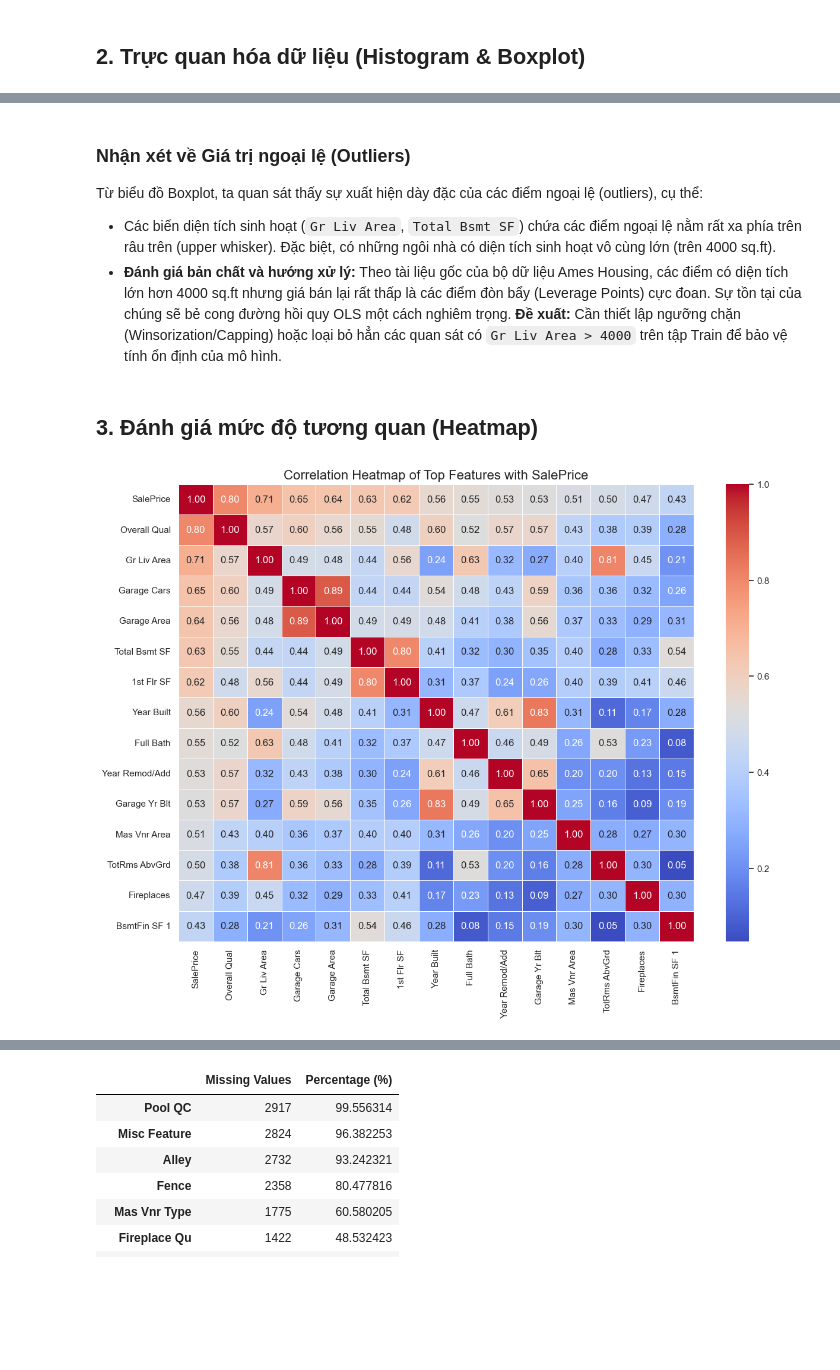
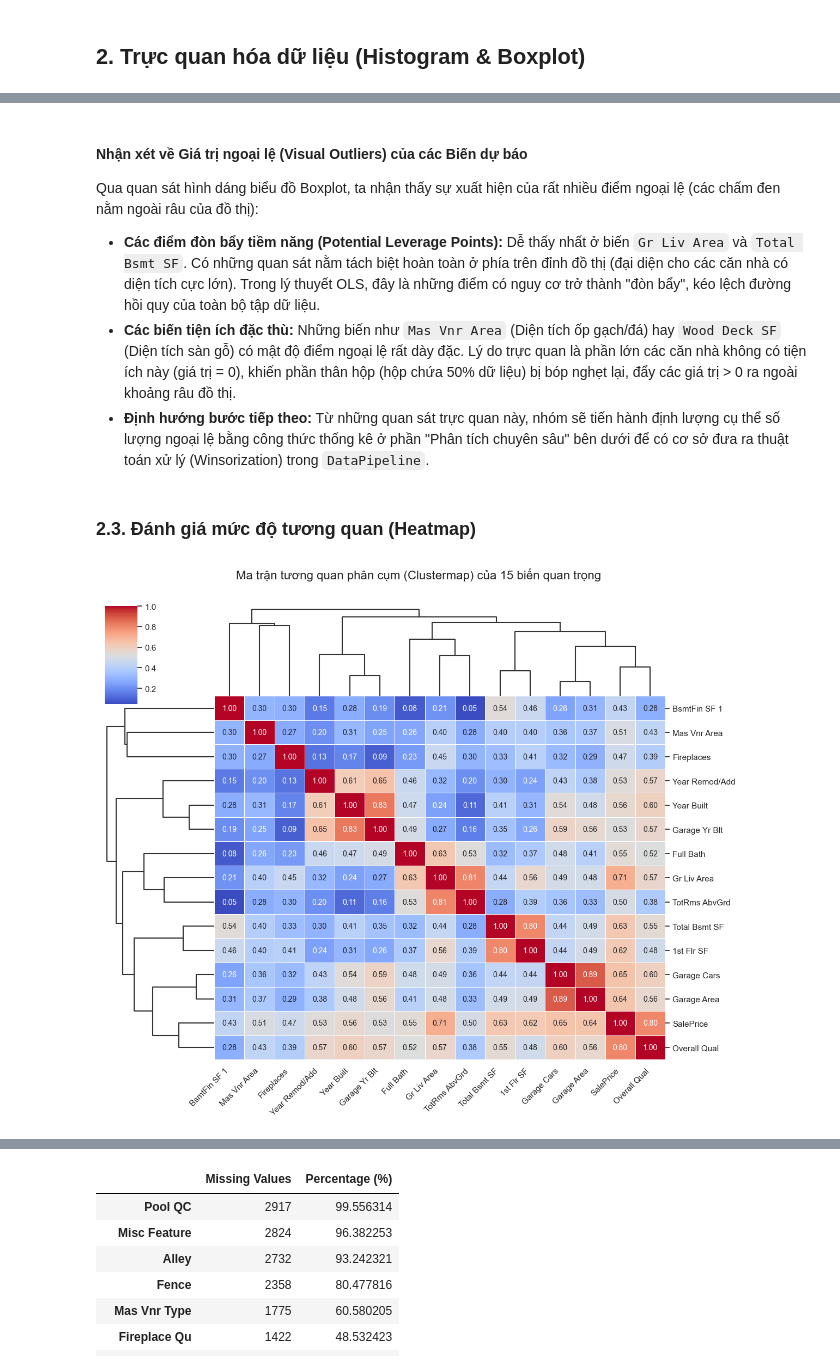
Before and after one commit to BB1311/Data-Fitting-And-OLS-Method, a Jupyter notebook: part2/part2_notebook.ipynb, the cells around one changed output, grey strips where cells are left out. Saved outputs shown, nothing was run; the diff lists cells and outputs as text; code cells hidden in the pictures; blank space fills up the shorter version.

Commit message:
feat(eda): hoàn thiện quy trình xử lý dữ liệu và phân tích tương quan

```diff
--- a/part2/part2_notebook.ipynb
+++ b/part2/part2_notebook.ipynb
@@ -83,16 +144,33 @@ Dựa vào biểu đồ Histogram, ta rút ra một số đặc điểm quan tr
 # %% [markdown]
-### Nhận xét về Giá trị ngoại lệ (Outliers)
-Từ biểu đồ Boxplot, ta quan sát thấy sự xuất hiện dày đặc của các điểm ngoại lệ (outliers), cụ thể:
-* Các biến diện tích sinh hoạt (`Gr Liv Area`, `Total Bsmt SF`) chứa các điểm ngoại lệ nằm rất xa phía trên râu trên (upper whisker). Đặc biệt, có những ngôi nhà có diện tích sinh hoạt vô cùng lớn (trên 4000 sq.ft).
-* **Đánh giá bản chất và hướng xử lý:** Theo tài liệu gốc của bộ dữ liệu Ames Housing, các điểm có diện tích lớn hơn 4000 sq.ft nhưng giá bán lại rất thấp là các điểm đòn bẩy (Leverage Points) cực đoan. Sự tồn tại của chúng sẽ bẻ cong đường hồi quy OLS một cách nghiêm trọng. **Đề xuất:** Cần thiết lập ngưỡng chặn (Winsorization/Capping) hoặc loại bỏ hẳn các quan sát có `Gr Liv Area > 4000` trên tập Train để bảo vệ tính ổn định của mô hình.
+#### Nhận xét về Giá trị ngoại lệ (Visual Outliers) của các Biến dự báo
+Qua quan sát hình dáng biểu đồ Boxplot, ta nhận thấy sự xuất hiện của rất nhiều điểm ngoại lệ (các chấm đen nằm ngoài râu của đồ thị):
+
+* **Các điểm đòn bẩy tiềm năng (Potential Leverage Points):** Dễ thấy nhất ở biến `Gr Liv Area` và `Total Bsmt SF`. Có những quan sát nằm tách biệt hoàn toàn ở phía trên đỉnh đồ thị (đại diện cho các căn nhà có diện tích cực lớn). Trong lý thuyết OLS, đây là những điểm có nguy cơ trở thành "đòn bẩy", kéo lệch đường hồi quy của toàn bộ tập dữ liệu.
+* **Các biến tiện ích đặc thù:** Những biến như `Mas Vnr Area` (Diện tích ốp gạch/đá) hay `Wood Deck SF` (Diện tích sàn gỗ) có mật độ điểm ngoại lệ rất dày đặc. Lý do trực quan là phần lớn các căn nhà không có tiện ích này (giá trị = 0), khiến phần thân hộp (hộp chứa 50% dữ liệu) bị bóp nghẹt lại, đẩy các giá trị > 0 ra ngoài khoảng râu đồ thị.
+* **Định hướng bước tiếp theo:** Từ những quan sát trực quan này, nhóm sẽ tiến hành định lượng cụ thể số lượng ngoại lệ bằng công thức thống kê ở phần "Phân tích chuyên sâu" bên dưới để có cơ sở đưa ra thuật toán xử lý (Winsorization) trong `DataPipeline`.
 # %% [markdown]
-## 3. Đánh giá mức độ tương quan (Heatmap)
+### 2.3. Đánh giá mức độ tương quan (Heatmap)
 # %%
-# Vẽ heatmap
-plt.figure(figsize=(14, 10))
-sns.heatmap(df[top_corr_features].corr(), annot=True, cmap='coolwarm', fmt=".2f", linewidths=0.5)
-plt.title('Correlation Heatmap of Top Features with SalePrice', fontsize=16)
+# Lấy top 15 biến có độ tương quan cao nhất với SalePrice
+top_15_features = corr_matrix['SalePrice'].sort_values(ascending=False).head(15).index
+top_15_corr = df[top_15_features].corr()
+
+# Vẽ Clustermap để thuật toán tự động gom các biến đa cộng tuyến lại gần nhau
+cluster = sns.clustermap(top_15_corr,
+                         annot=True,
+                         fmt=".2f",
+                         cmap='coolwarm',
+                         linewidths=0.5,
+                         figsize=(12, 10), # Clustermap dùng figsize bên trong hàm
+                         annot_kws={"size": 10},
+                         tree_kws={"linewidths": 1.5}) # Làm nét đường cây phân cụm
+
+cluster.fig.suptitle('Ma trận tương quan phân cụm (Clustermap) của 15 biến quan trọng', fontsize=16, y=1.05)
+
+plt.setp(cluster.ax_heatmap.get_xticklabels(), rotation=45, ha='right')
+plt.setp(cluster.ax_heatmap.get_yticklabels(), rotation=0)
+
 plt.show()
 # %% [output]
-[figure, old version]
+[figure, new version]
 # %% [markdown]
```
Also changed, not shown: parts of 24 cells of this notebook.
